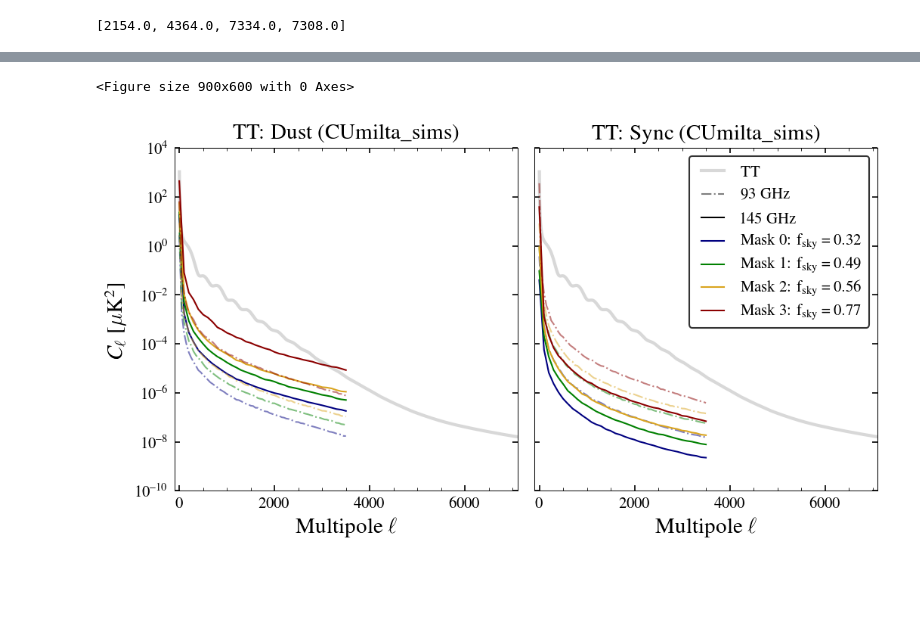
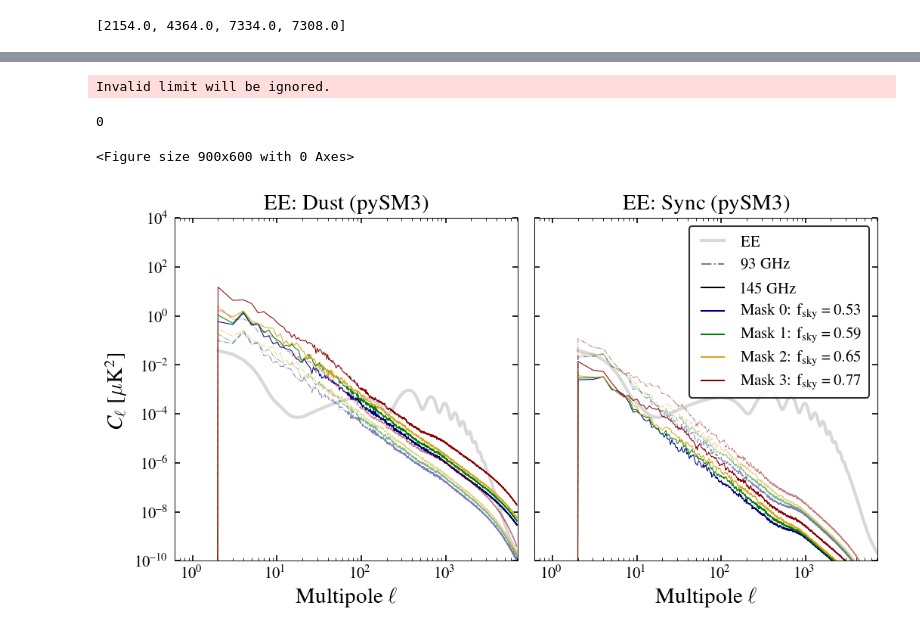
Before and after one commit to sriniraghunathan/DRAFT, a Jupyter notebook: scripts/notebooks/checks/check_gal_cl.ipynb, the cells around one changed output, grey strips where cells are left out. Cells and saved outputs as stored; diff of their text form; code cells hidden in the pictures; blank space fills up the shorter version.

```diff
--- a/scripts/notebooks/checks/check_gal_cl.ipynb
+++ b/scripts/notebooks/checks/check_gal_cl.ipynb
@@ -29,8 +29,8 @@ warnings.filterwarnings('ignore',category=RuntimeWarning)
 # %%
 #params
 TParr = ['T', 'P']
-which_spec = 'TT'
-#which_spec = 'EE'
+#which_spec = 'TT'
+which_spec = 'EE'
 #which_spec = 'BB'
 #which_spec = 'TE'
 #which_spec = 'EB'
@@ -41,6 +41,7 @@ param_dict = {}
 #param_dict['cl_gal_dic_sync_fname'] = 'cls_galactic_sims_sync_CUmilta_20200319_planck_mask.npy'
 #param_dict['cl_gal_dic_dust_fname'] = 'cls_galactic_sims_dust_CUmilta_20200319_maskplanck.npy'
 
+'''
 nside, lmax = 2048, 3500
 data_folder = '/Volumes/data_PHD_WD_babbloo/s4/galactic/CUmilta/ampmod_maps/'
 #param_dict['cl_gal_dic_dust_fname'] = 'data/cls_galactic_sims_dust_CUmilta_20200319_maskplanck_nside%s_lmax%s_mask%s.npy' %(nside, lmax, which_mask)
@@ -48,6 +49,7 @@ data_folder = '/Volumes/data_PHD_WD_babbloo/s4/galactic/CUmilta/ampmod_maps/'
 param_dict['cl_gal_dic_dust_fname'] = '%s/cls_galactic_sims_dust_CUmilta_20200319_maskplanck_nside%s_lmax%s.npy' %(data_folder, nside, lmax)
 param_dict['cl_gal_dic_sync_fname'] = '%s/cls_galactic_sims_sync_CUmilta_20200319_maskplanck_nside%s_lmax%s.npy' %(data_folder, nside, lmax)
 extra_str = 'CUmilta_sims/planck_mask/'
+'''
 
 
 '''
@@ -67,7 +69,6 @@ param_dict['cl_gal_dic_sync_fname'] = '%s/synchrotron/0000/lat_steps/cls_galacti
 extra_str = 'AZonca_sims/planck_mask/'
 '''
 
-'''
 #for Neff: T/P available
 nside, lmax = 4096, 7000
 TParr = ['T', 'P']
@@ -75,7 +76,6 @@ data_folder = '/Volumes/data_PHD_WD_babbloo/s4/cmbs4/map_based_simulations/20200
 param_dict['cl_gal_dic_dust_fname'] = '%s/dust/0000/s4like_mask/cls_galactic_sims_dust_nside%s_lmax%s.npy' %(data_folder, nside, lmax)
 param_dict['cl_gal_dic_sync_fname'] = '%s/synchrotron/0000/s4like_mask/cls_galactic_sims_sync_nside%s_lmax%s.npy' %(data_folder, nside, lmax)
 extra_str = 'pySM3/s4like_mask/'
-'''
 
 
 #S4 specs
@@ -182,7 +182,7 @@ color_dic = {0:'navy', 1: 'green', 2: 'goldenrod', 3: 'orangered', 4: 'darkred'}
 tot_mask_iter = 4
 color_dic = {0:'navy', 1: 'green', 2: 'goldenrod', 3: 'darkred'}
 
-xscale_val = None#'log' #None
+xscale_val = 'log' ##None#'log' #None
 for mask_iter in range(tot_mask_iter):
     plot_done = []
     for freq1 in freqarr:
@@ -220,13 +220,13 @@ for mask_iter in range(tot_mask_iter):
             if cl_dust is not None:
                 cl_dust_to_plot = np.interp(el_to_plot, el, cl_dust)
                 ax = subplot(1,2,1, yscale = 'log', xscale=xscale_val)
-                #plot(el, cl_dust, label = lab, lw = lwval, linestyle = lsval, color = colorval, alpha = alphaval)
-                plot(el_to_plot, cl_dust_to_plot, label = lab, lw = lwval, linestyle = lsval, color = colorval, alpha = alphaval)
+                plot(el, cl_dust, label = lab, lw = 0.5, linestyle = lsval, color = colorval, alpha = alphaval)
+                #plot(el_to_plot, cl_dust_to_plot, label = lab, lw = lwval, linestyle = lsval, color = colorval, alpha = alphaval)
             if cl_sync is not None:
                 cl_sync_to_plot = np.interp(el_to_plot, el, cl_sync)
                 ax = subplot(1,2,2, yscale = 'log', xscale=xscale_val)
-                #plot(el, cl_sync, label = lab, lw = lwval, linestyle = lsval, color = colorval, alpha = alphaval)
-                plot(el_to_plot, cl_sync_to_plot, label = lab, lw = lwval, linestyle = lsval, color = colorval, alpha = alphaval)
+                plot(el, cl_sync, label = lab, lw = 0.5, linestyle = lsval, color = colorval, alpha = alphaval)
+                #plot(el_to_plot, cl_sync_to_plot, label = lab, lw = lwval, linestyle = lsval, color = colorval, alpha = alphaval)
 
 for cntr, which_comp in enumerate( ['dust', 'sync'] ):
 
@@ -240,33 +240,37 @@ for cntr, which_comp in enumerate( ['dust', 'sync'] ):
         plot(el_camb, abs( cl_TE ), 'gray', ls = '--', lw = 2., alpha = 0.3, zorder = -1000.)
     elif which_spec == 'BB':
         plot(el_camb, cl_BB, 'gray', lw = 2., label = r'%s' %(which_spec), alpha = 0.3, zorder = -1000.)
     if cntr == 1: ##0:
 
         galdustsims_cl = np.load(param_dict['cl_gal_dic_dust_fname'], allow_pickle=1, encoding = 'latin1').item()
         fsky_arr = galdustsims_cl['fsky_arr']
 
         for freq1 in freqarr:
             plot([], [], color = 'k', alpha = alpha_dic[freq1], ls = ls_dic[freq1], label = r'%s GHz' %(freq1))
         for mask_iter in range(tot_mask_iter):
             fsky_val = fsky_arr[mask_iter]
             plot([], [], color = color_dic[mask_iter], label = r'Mask %s: f$_{\rm sky} = %.2f$' %(mask_iter, fsky_val))
 
         #legend(loc = 3, ncol = 2, fontsize = 8)
         legend(loc = 1, ncol = 1, fontsize = 10)
     xlabel(r'Multipole $\ell$', fontsize = 14)
     if cntr == 0:
         ylabel(r'$C_{\ell}\ [\mu {\rm K}^{2}]$', fontsize = 14)
     else:
         setp(ax.get_yticklabels(which = 'both'), visible=False)
     extra_str_tmp = extra_str.split('/')[0].replace('_', '\_')
     title(r'%s: %s (%s)' %(which_spec, which_comp.capitalize(), extra_str_tmp), fontsize = 14)
     xmax = 7100 #lmax+100
     xlim(-100, xmax);
     ylim(1e-10, 1e4)
 
+    #xlim(None, 200); ylim(1e-6, 1e-2)
+
 plfolder = 'reports/galactic_sims/dust_sync_spectra/%s/' %(extra_str)
 os.system('mkdir -p %s' %(plfolder))
-savefig('%s/dust_sync_%s.pdf' %(plfolder, which_spec))
+#savefig('%s/dust_sync_%s.pdf' %(plfolder, which_spec))
 # %% [output]
-<Figure size 900x600 with 0 Axes>
+Invalid limit will be ignored.
+0
+<Figure size 900x600 with 0 Axes>
-[figure, old version]
+[figure, new version]
```
Also changed, not shown: parts of 1 cell of this notebook, 13 other files.
